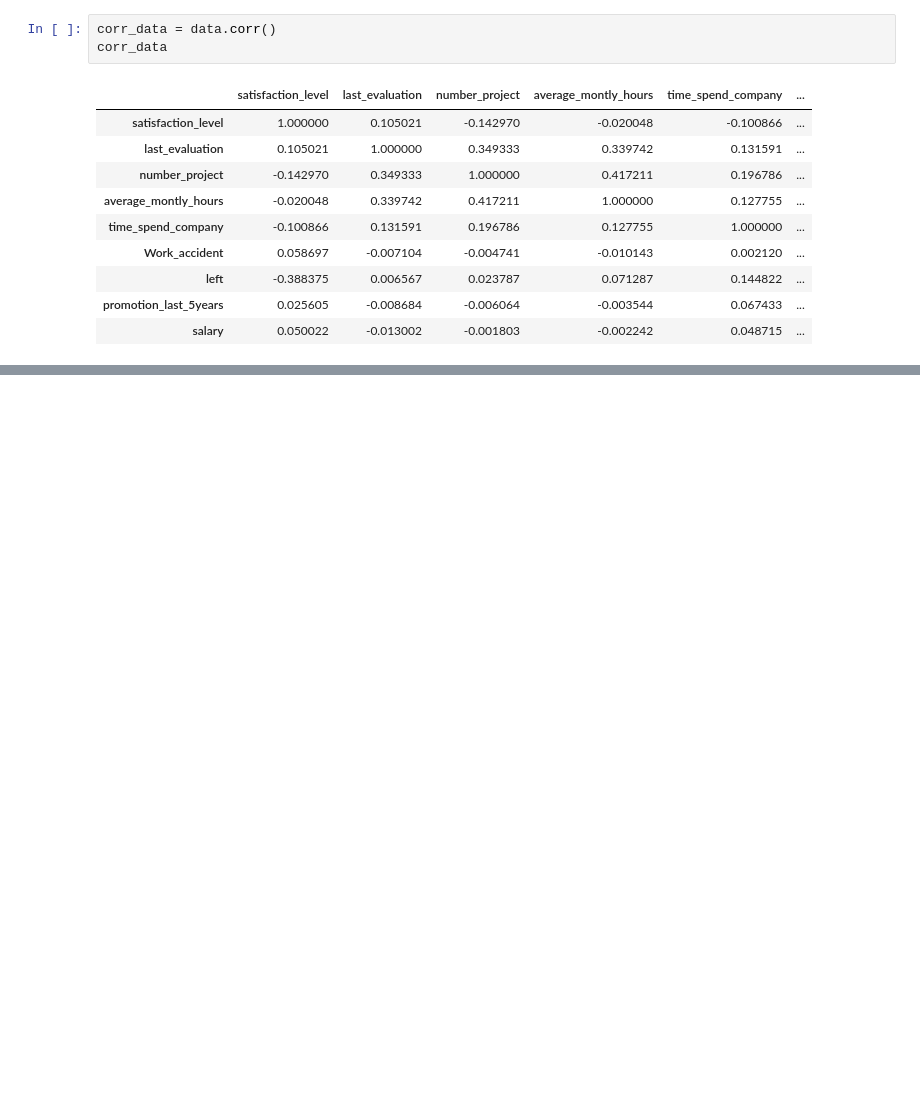
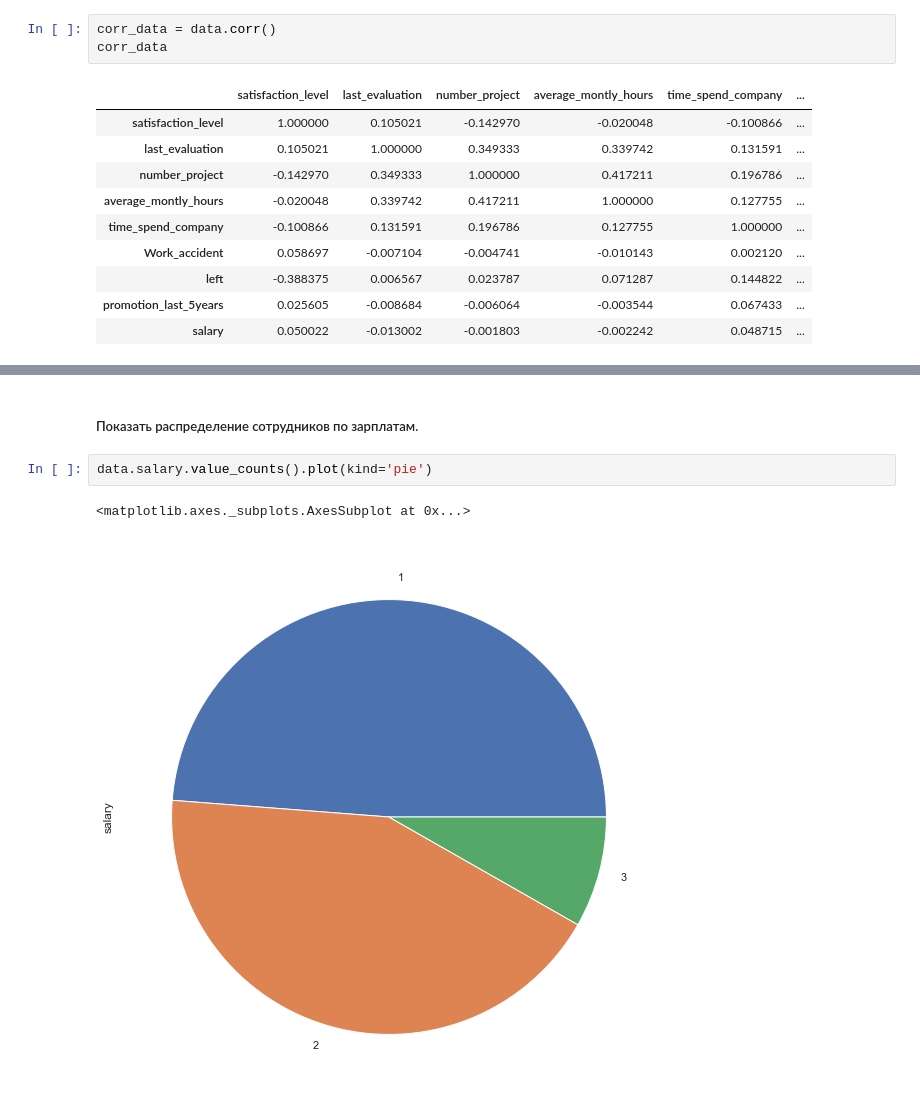
Before and after one commit to katerina-f/NetologyPYDA, a Jupyter notebook: 22_diploma/Untitled.ipynb, the cells around one changed output, grey strips where cells are left out. Cells and saved outputs as stored; diff of their text form; blank space fills up the shorter version.

```diff
--- a/22_diploma/Untitled.ipynb
+++ b/22_diploma/Untitled.ipynb
@@ -93,0 +107,7 @@ sns.pairplot(data.iloc[:,0:4])
+# %% [markdown]
+##### Показать распределение сотрудников по зарплатам.
+# %%
+data.salary.value_counts().plot(kind='pie')
+# %% [output]
+<matplotlib.axes._subplots.AxesSubplot at 0x...>
+[figure, added]
```
Also changed, not shown: parts of 19 cells of this notebook, 4 other files.
